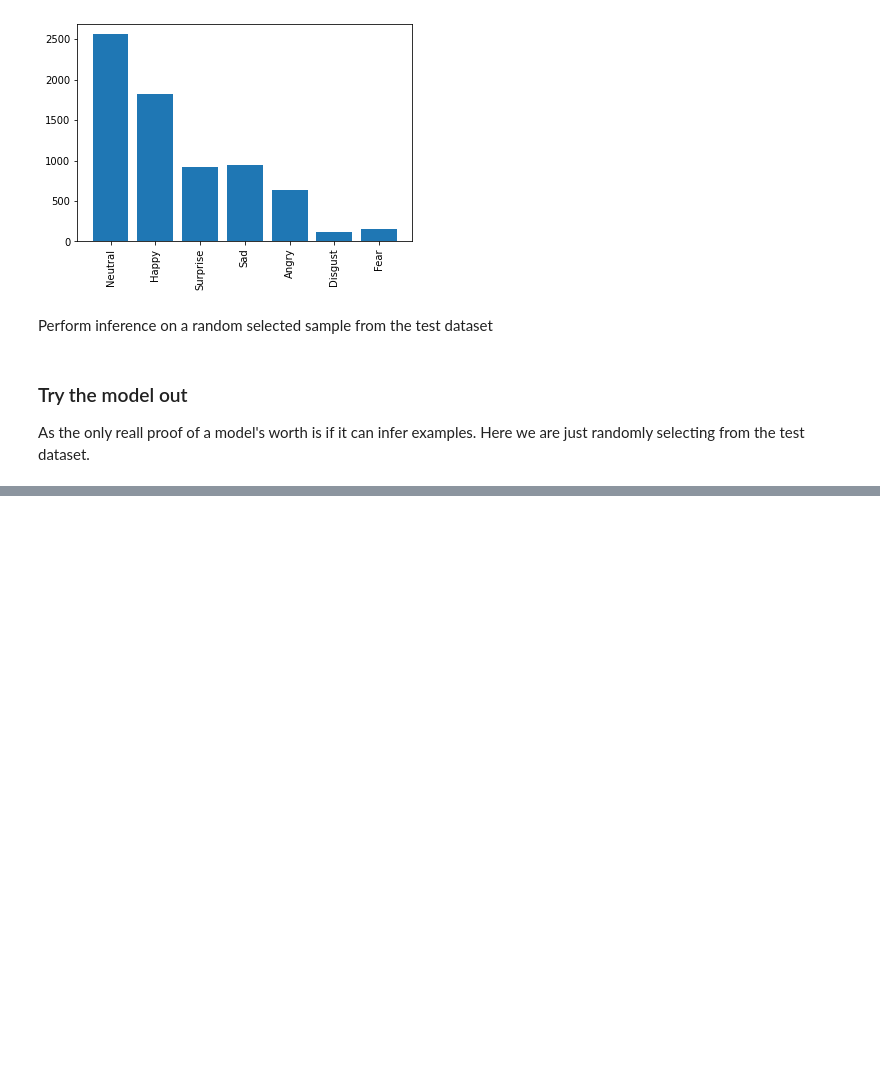
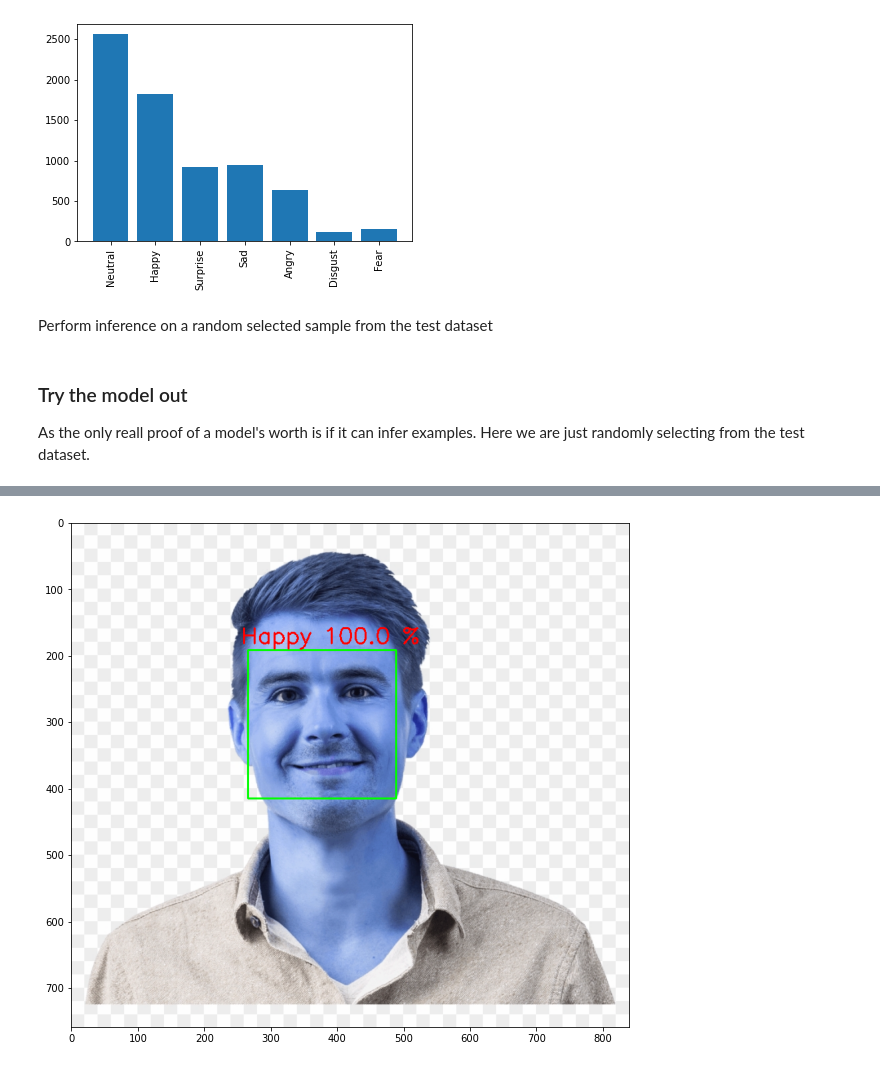
Before and after one commit to karencfisher/face_express, a Jupyter notebook: notebooks/conv_model3.ipynb, the cells around one changed output, grey strips where cells are left out. Drawn from its saved outputs; the diff is of its cells as text; code cells hidden in the pictures; blank space fills up the shorter version.

```diff
--- a/notebooks/conv_model3.ipynb
+++ b/notebooks/conv_model3.ipynb
@@ -326,0 +411,4 @@ Actual label: Happy
+# %%
+predictEmotion('23-239534_our-smileys-for-your-business-u2013-because-happy.png')
+# %% [output]
+[figure, added]
```
Also changed, not shown: parts of 11 cells of this notebook.
